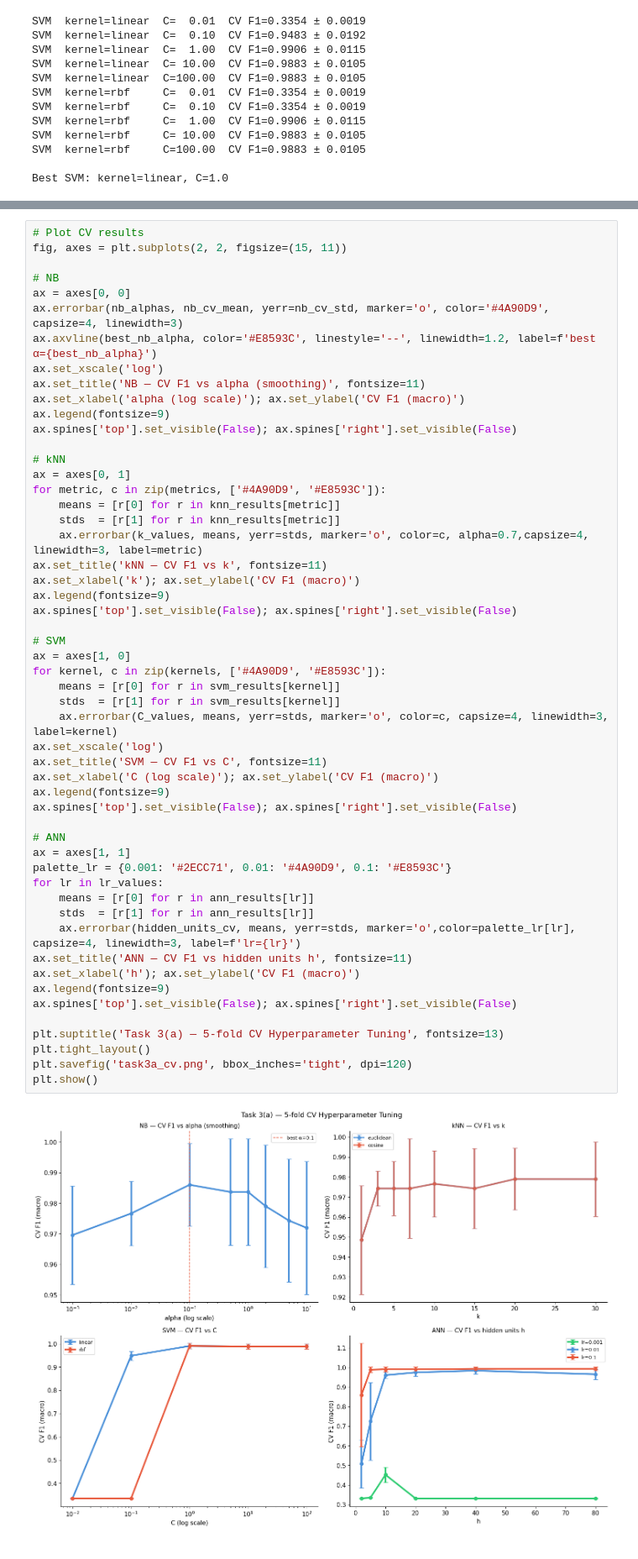
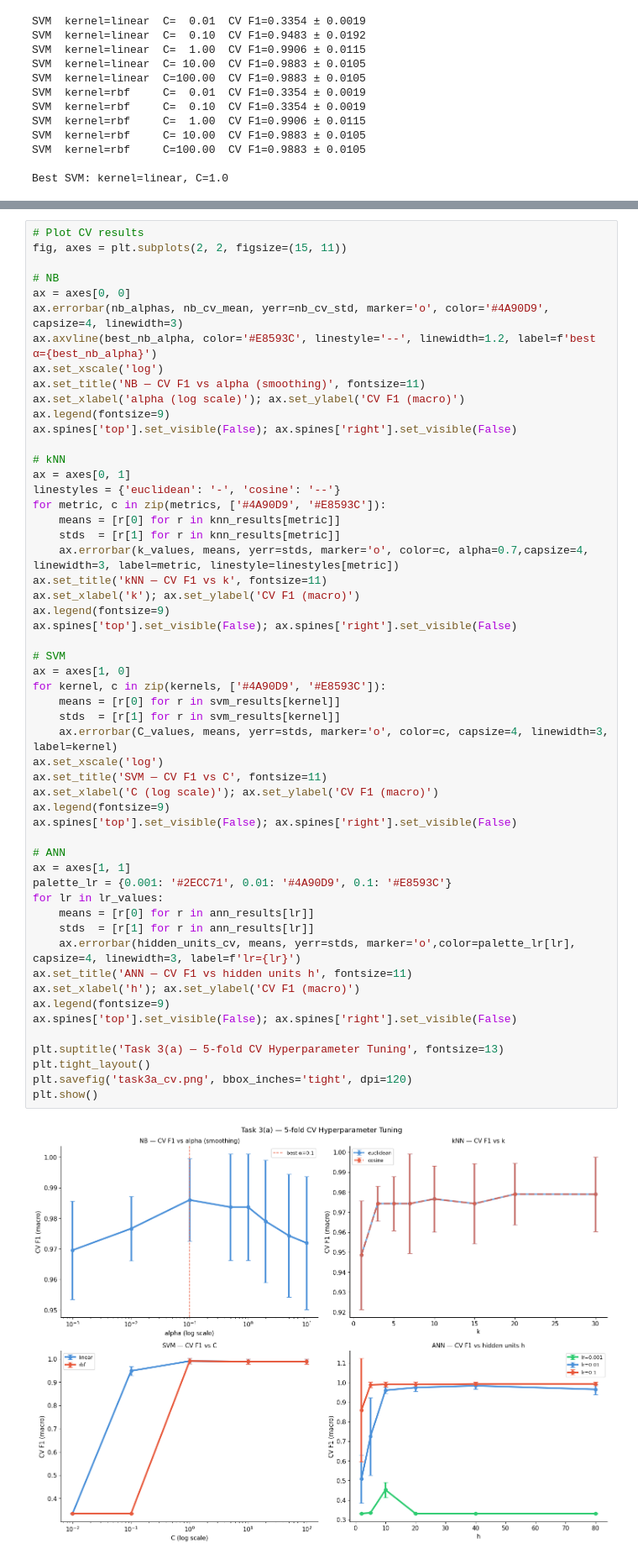
Before and after one commit to Destinyyyorange/361A3, a Jupyter notebook: A3_Group_XXJ.ipynb, the cells around one changed output, grey strips where cells are left out. Shown at 84% size. Saved outputs shown, nothing was run; the diff lists cells and outputs as text.

```diff
--- a/A3_Group_XXJ.ipynb
+++ b/A3_Group_XXJ.ipynb
@@ -773,10 +773,11 @@ ax.spines['top'].set_visible(False); ax.spines['right'].set_visible(False)
 
 # kNN
 ax = axes[0, 1]
+linestyles = {'euclidean': '-', 'cosine': '--'}
 for metric, c in zip(metrics, ['#4A90D9', '#E8593C']):
     means = [r[0] for r in knn_results[metric]]
     stds  = [r[1] for r in knn_results[metric]]
-    ax.errorbar(k_values, means, yerr=stds, marker='o', color=c, alpha=0.7,capsize=4, linewidth=3, label=metric)
+    ax.errorbar(k_values, means, yerr=stds, marker='o', color=c, alpha=0.7,capsize=4, linewidth=3, label=metric, linestyle=linestyles[metric])
 ax.set_title('kNN — CV F1 vs k', fontsize=11)
 ax.set_xlabel('k'); ax.set_ylabel('CV F1 (macro)')
 ax.legend(fontsize=9)
@@ -784,34 +785,34 @@ ax.spines['top'].set_visible(False); ax.spines['right'].set_visible(False)
 
 # SVM
 ax = axes[1, 0]
 for kernel, c in zip(kernels, ['#4A90D9', '#E8593C']):
     means = [r[0] for r in svm_results[kernel]]
     stds  = [r[1] for r in svm_results[kernel]]
     ax.errorbar(C_values, means, yerr=stds, marker='o', color=c, capsize=4, linewidth=3, label=kernel)
 ax.set_xscale('log')
 ax.set_title('SVM — CV F1 vs C', fontsize=11)
 ax.set_xlabel('C (log scale)'); ax.set_ylabel('CV F1 (macro)')
 ax.legend(fontsize=9)
 ax.spines['top'].set_visible(False); ax.spines['right'].set_visible(False)
 
 # ANN
 ax = axes[1, 1]
 palette_lr = {0.001: '#2ECC71', 0.01: '#4A90D9', 0.1: '#E8593C'}
 for lr in lr_values:
     means = [r[0] for r in ann_results[lr]]
     stds  = [r[1] for r in ann_results[lr]]
     ax.errorbar(hidden_units_cv, means, yerr=stds, marker='o',color=palette_lr[lr], capsize=4, linewidth=3, label=f'lr={lr}')
 ax.set_title('ANN — CV F1 vs hidden units h', fontsize=11)
 ax.set_xlabel('h'); ax.set_ylabel('CV F1 (macro)')
 ax.legend(fontsize=9)
 ax.spines['top'].set_visible(False); ax.spines['right'].set_visible(False)
 
 plt.suptitle('Task 3(a) — 5-fold CV Hyperparameter Tuning', fontsize=13)
 plt.tight_layout()
 plt.savefig('task3a_cv.png', bbox_inches='tight', dpi=120)
 plt.show()
 # %% [output]
-[figure, old version]
+[figure, new version]
 # %% [markdown]
 ### Task 3(a) Observations:
 
```
Also changed, not shown: parts of 2 cells of this notebook.
